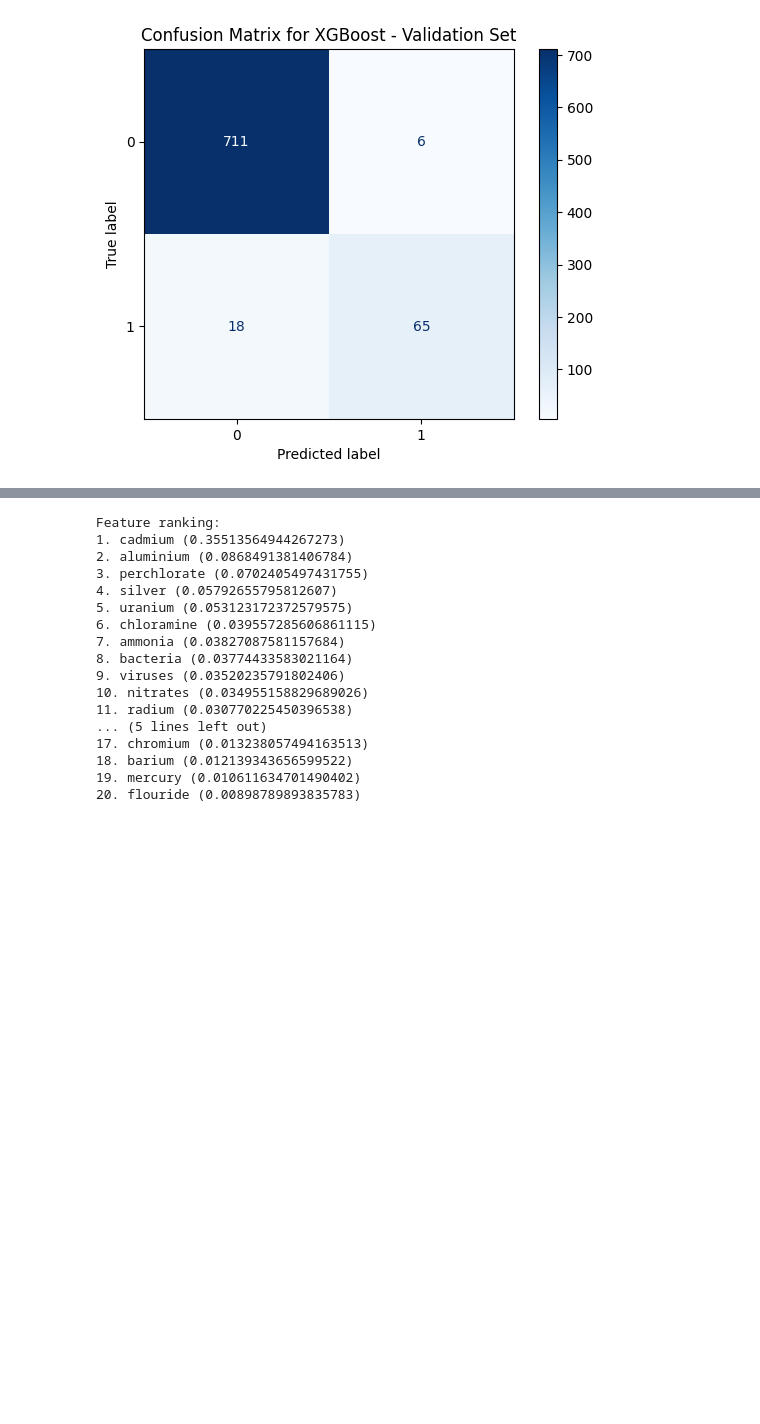
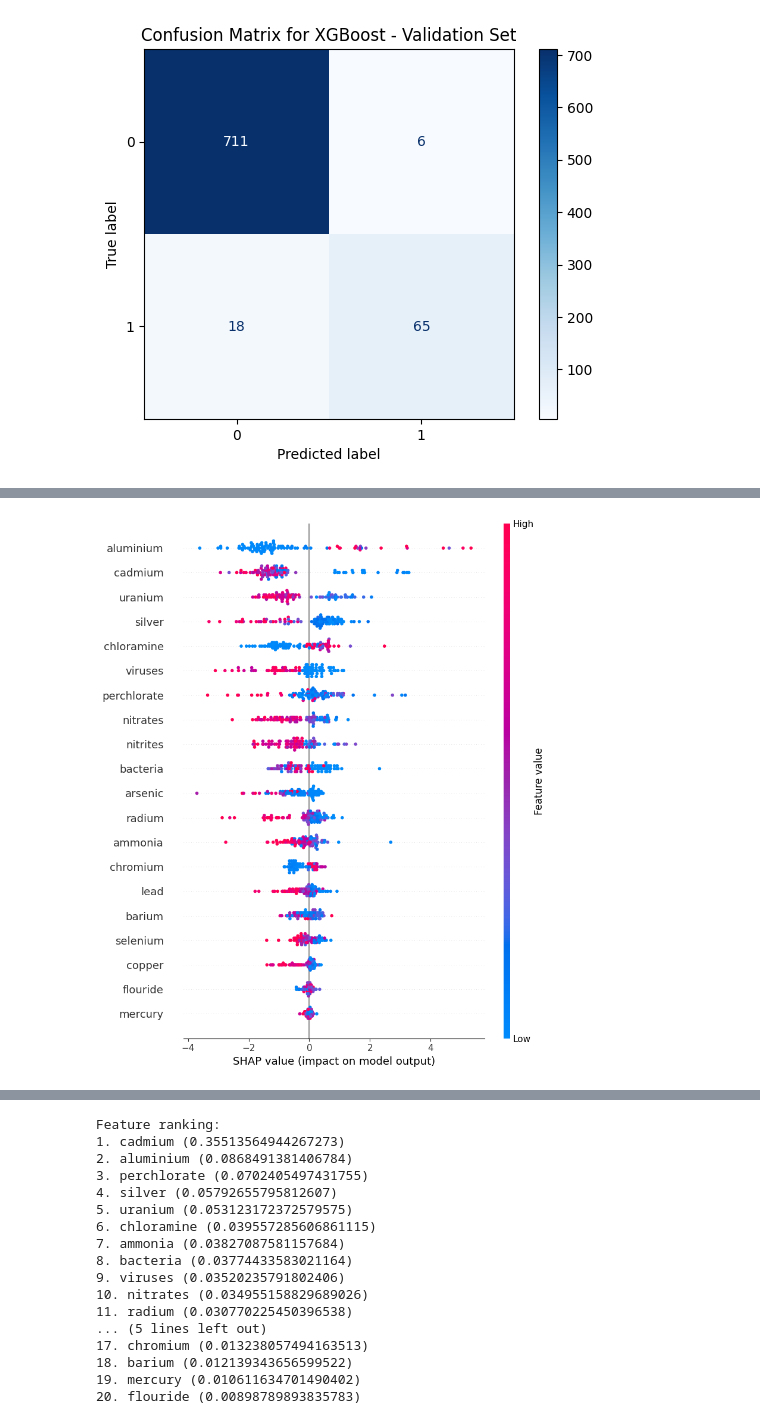
Before and after one commit to mojanshadkar/2023_ML_EES, a Jupyter notebook: Final_project_Water_quality.ipynb, the cells around one changed output, grey strips where cells are left out. Cells and saved outputs as stored; diff of their text form; code cells hidden in the pictures; blank space fills up the shorter version.

```diff
--- a/Final_project_Water_quality.ipynb
+++ b/Final_project_Water_quality.ipynb
@@ -355,13 +235,0 @@ plt.show()
-# %%
-rfcopt = RandomForestClassifier()
-n_estimators = []
-for i in np.arange(100,501,50):
-  n_estimators.append(int(i))
-param_grid = {'n_estimators': n_estimators,
-              'max_features': [2,3,4,5]}
-clf = HalvingGridSearchCV(rfcopt,param_grid,
-                              max_resources=2000,
-                              random_state=42)
-clf.fit(X_train, y_train)
-best_grid = clf.best_params_
-print('best parameters:',best_grid)
@@ -370,17 +235,0 @@ best parameters: {'max_features': 5, 'n_estimators': 500}
-# %%
-# Initialize the optimized RandomForestClassifier
-rfcopt = RandomForestClassifier(max_features=5, n_estimators=500)
-rfcopt.fit(X_train, y_train)
-
-# Predict on the test set
-rfcopt_predict_test = rfcopt.predict(X_test)
-rfcopt_accuracy_test = accuracy_score(y_test, rfcopt_predict_test)
-
-# Predict on the validation set
-rfcopt_predict_val = rfcopt.predict(X_val)
-rfcopt_accuracy_val = accuracy_score(y_val, rfcopt_predict_val)
-
-# Print the accuracies
-print('The accuracy of improved RandomForestClassifier on Test Set:', "%.3f" % rfcopt_accuracy_test)
-print('The accuracy of improved RandomForestClassifier on Validation Set:', "%.3f" % rfcopt_accuracy_val)
-print('The accuracy of basic RandomForestClassifier:', "%.3f" % rf_accuracy_test)
@@ -715,3 +478,13 @@ XGBoost Accuracy on Training Set: 100.00%
 weighted avg       0.97      0.97      0.97       800
 [figure]
 [figure]
+# %%
+# Create a SHAP explainer object
+explainer = shap.Explainer(xgb_model)
+
+# Calculate SHAP values
+shap_values = explainer.shap_values(X_train.sample(100, random_state=42))
+
+# Summary plot
+shap.summary_plot(shap_values, X_train.sample(100, random_state=42))
+# %% [output]
@@ -717,0 +492 @@ weighted avg       0.97      0.97      0.97       800
+[figure, added]
```
Also changed, not shown: parts of 19 cells of this notebook.
